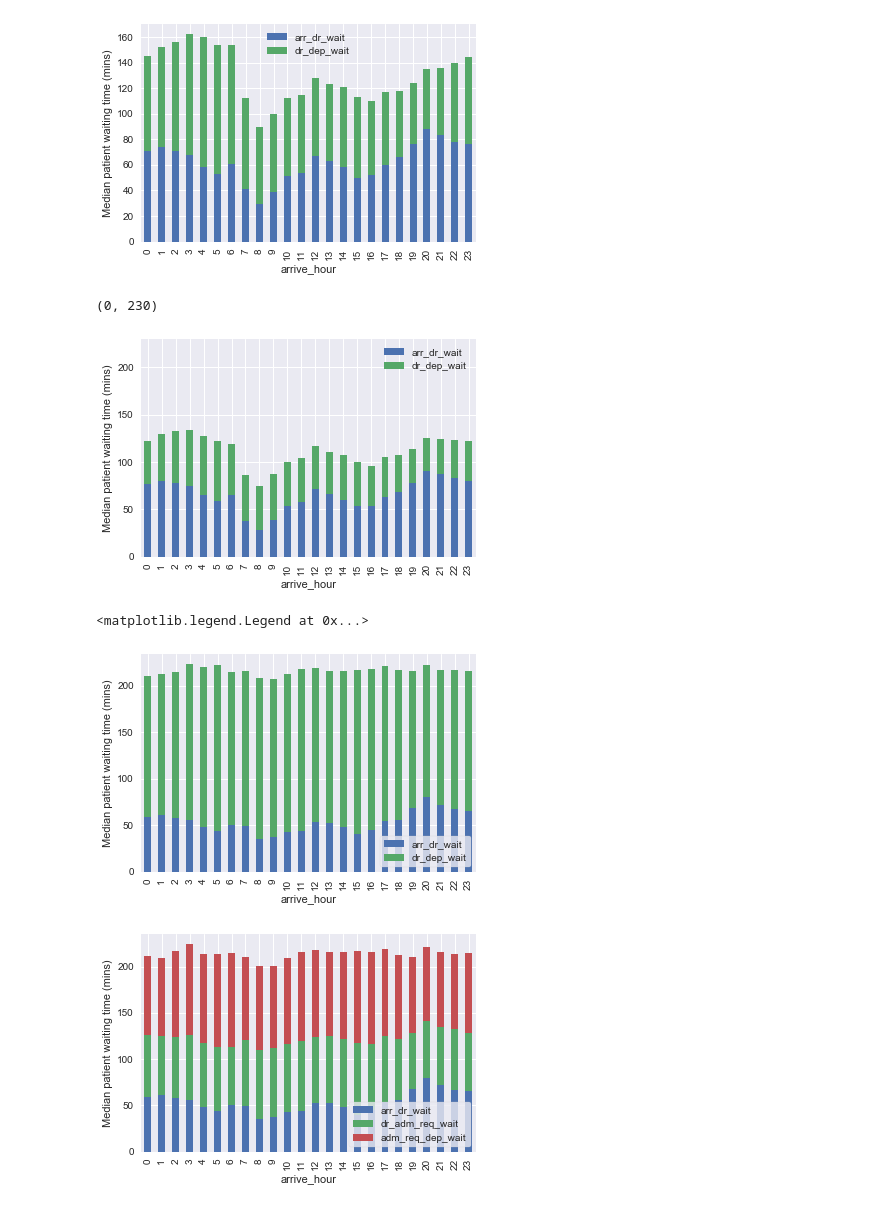
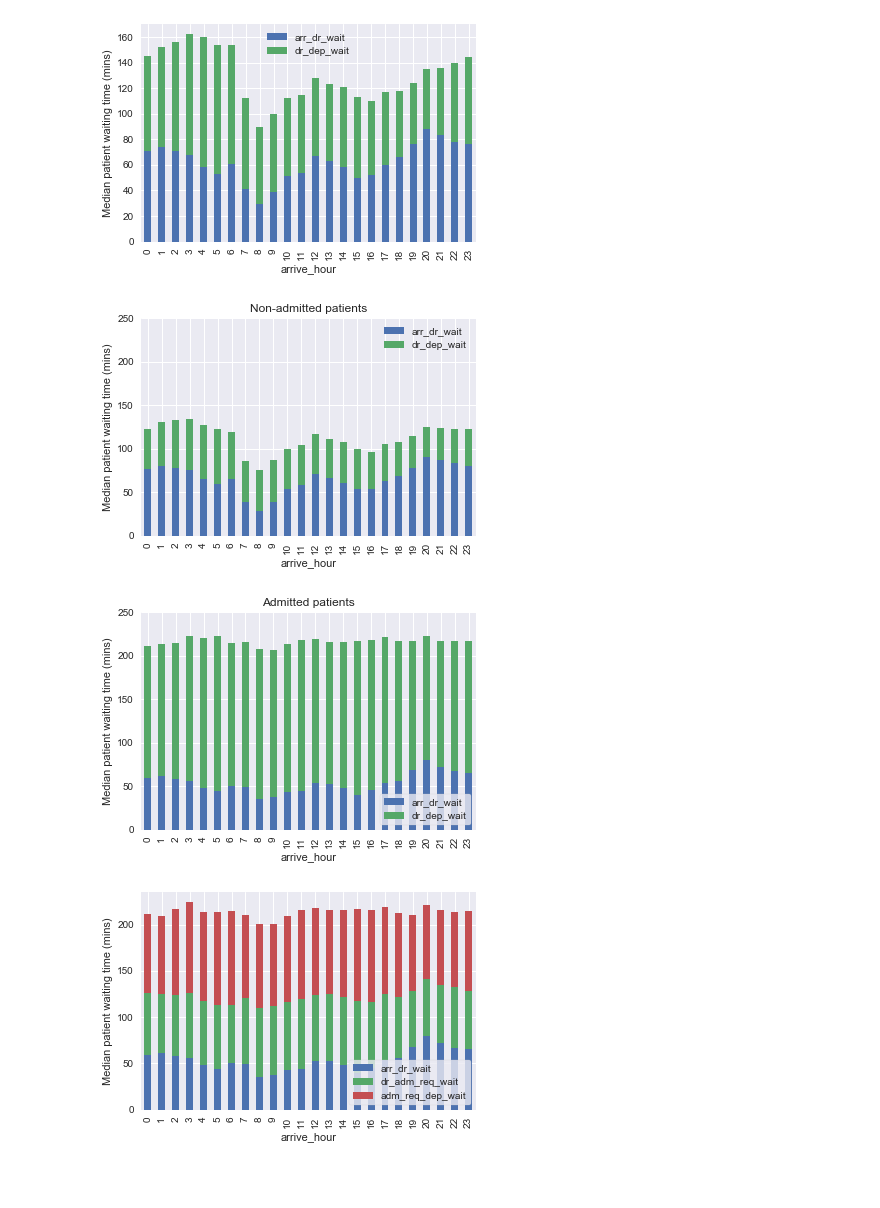
Before and after one commit to BradKeogh/flosp, a Jupyter notebook: hhMAIN.ipynb, the cells around one changed output. Cells and saved outputs as stored; diff of their text form; code cells hidden in the pictures; blank space fills up the shorter version.

```diff
--- a/hhMAIN.ipynb
+++ b/hhMAIN.ipynb
@@ -359,0 +418,2 @@ Text(0.5,0,'')
+# %%
+pat['age_group'] = pd.cut(pat.age, bins = [-1, 18, 65,200], right=False, labels=["0-17", "18-64", "65+"])
@@ -543,19 +925,20 @@ ax.set_ylabel('Median patient waiting time (mins)');
 # %%
 ax = plt.subplot()
 pat2[pat2.adm_flag == 0].groupby('arrive_hour')[wait_col2[0],wait_col2[3]].median().plot.bar(stacked=True,ax=ax)
 ax.set_ylabel('Median patient waiting time (mins)');
-ax.set_ylim([0,230])
+ax.set_ylim([0,250]);
+ax.set_title('Non-admitted patients');
 # %% [output]
-(0, 230)
-[figure, old version]
+[figure, new version]
 # %%
 ax = plt.subplot()
 pat2[pat2.adm_flag == 1].groupby('arrive_hour')[wait_col2[0],wait_col2[3]].median().plot.bar(stacked=True,ax=ax)
 ax.set_ylabel('Median patient waiting time (mins)');
 ax.legend(loc='lower right',frameon=True)
+ax.set_ylim([0,250]);
+ax.set_title('Admitted patients');
 # %% [output]
-<matplotlib.legend.Legend at 0x...>
-[figure, old version]
+[figure, new version]
 # %%
 ax = plt.subplot()
 pat2[pat2.adm_flag == 1].groupby('arrive_hour')[wait_col2[0:3]].median().plot.bar(stacked=True,ax=ax)
```
Also changed, not shown: parts of 130 cells of this notebook, 8 other files.
